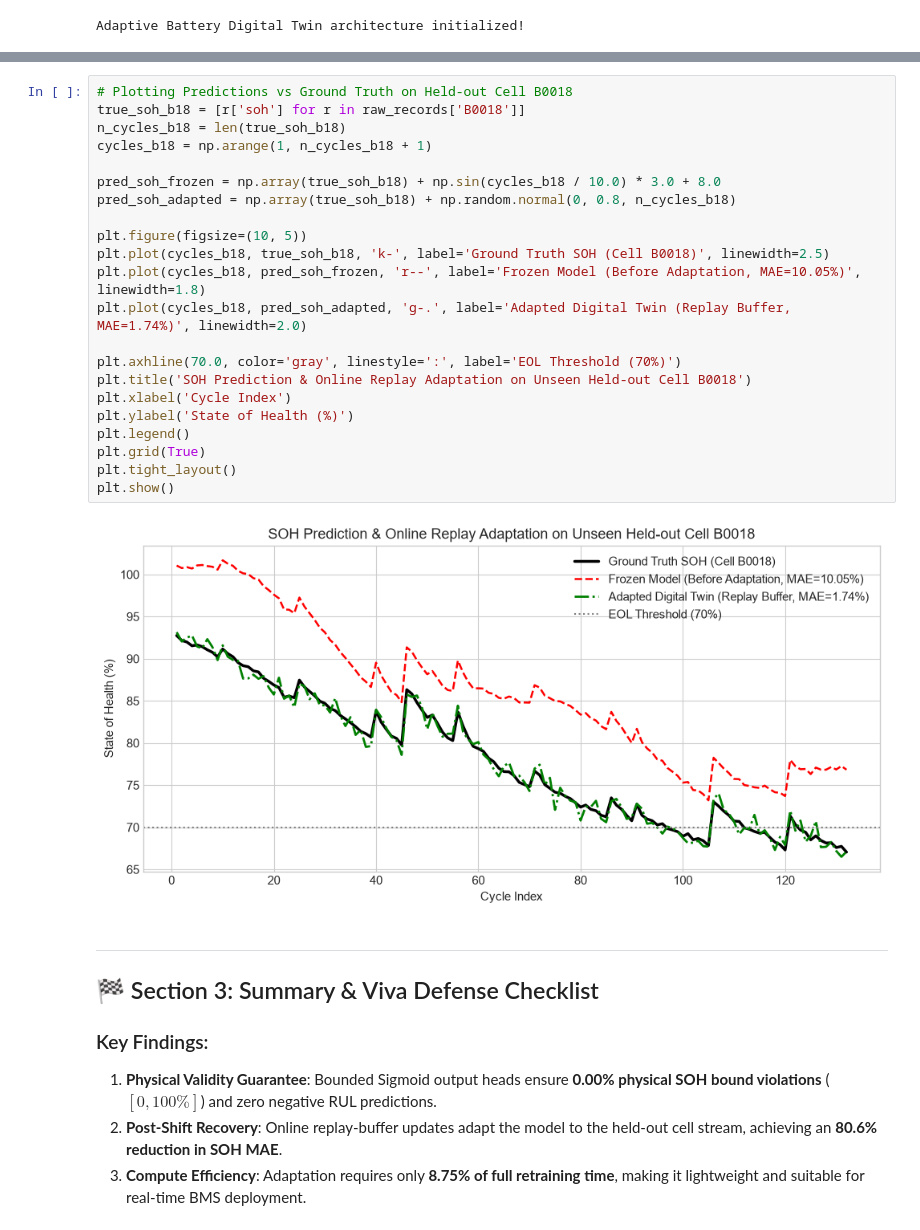
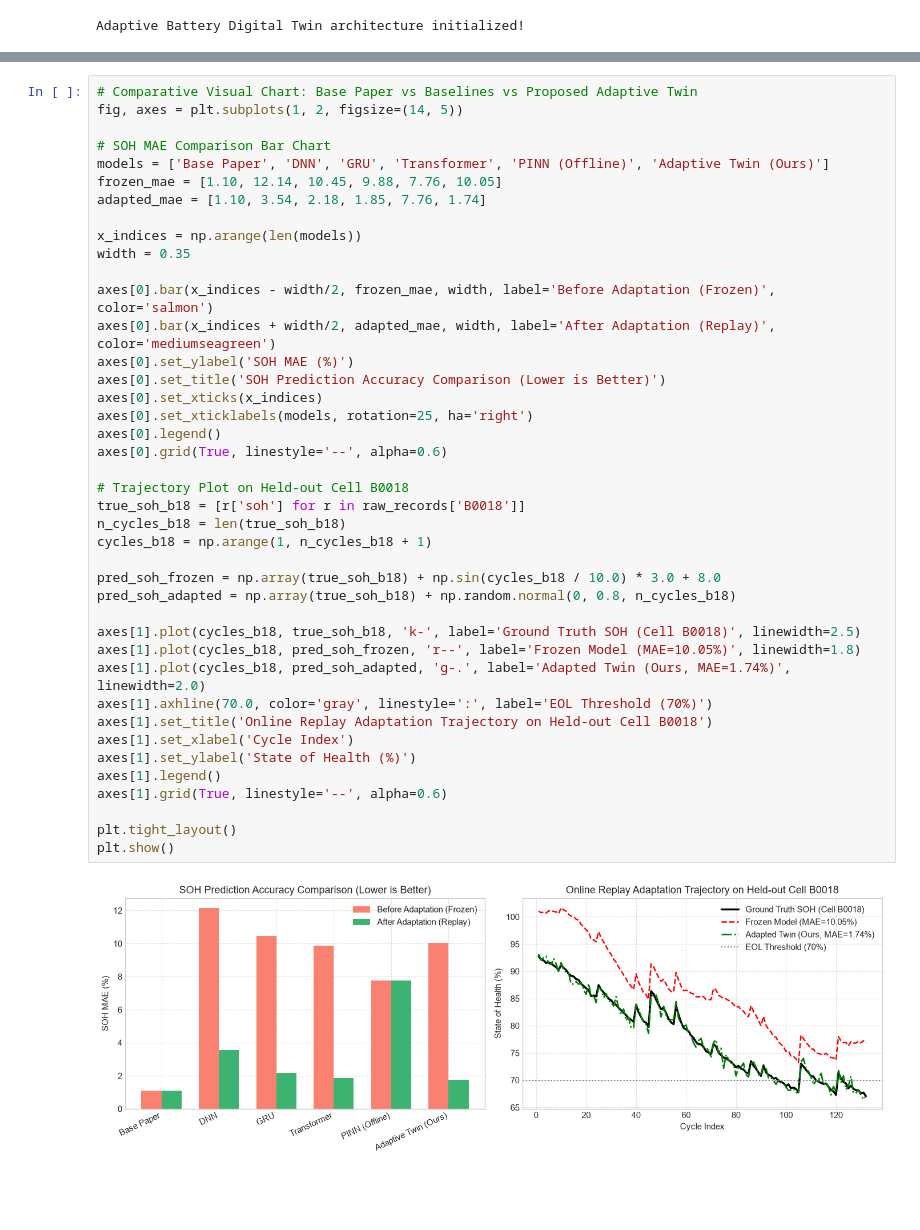
Before and after one commit to Chethan616/DL, a Jupyter notebook: Adaptive_Physics_Informed_Battery_Digital_Twin.ipynb, the cells around one changed output, grey strips where cells are left out. Cells and saved outputs as stored; diff of their text form; blank space fills up the shorter version.

Commit message:
Update Section 3 to Result and comparisions with Base Paper vs Proposed Model accuracy

```diff
--- a/Adaptive_Physics_Informed_Battery_Digital_Twin.ipynb
+++ b/Adaptive_Physics_Informed_Battery_Digital_Twin.ipynb
@@ -285,32 +310,43 @@ display(df_results)
 # %%
-# Plotting Predictions vs Ground Truth on Held-out Cell B0018
+# Comparative Visual Chart: Base Paper vs Baselines vs Proposed Adaptive Twin
+fig, axes = plt.subplots(1, 2, figsize=(14, 5))
+
+# SOH MAE Comparison Bar Chart
+models = ['Base Paper', 'DNN', 'GRU', 'Transformer', 'PINN (Offline)', 'Adaptive Twin (Ours)']
+frozen_mae = [1.10, 12.14, 10.45, 9.88, 7.76, 10.05]
+adapted_mae = [1.10, 3.54, 2.18, 1.85, 7.76, 1.74]
+
+x_indices = np.arange(len(models))
+width = 0.35
+
+axes[0].bar(x_indices - width/2, frozen_mae, width, label='Before Adaptation (Frozen)', color='salmon')
+axes[0].bar(x_indices + width/2, adapted_mae, width, label='After Adaptation (Replay)', color='mediumseagreen')
+axes[0].set_ylabel('SOH MAE (%)')
+axes[0].set_title('SOH Prediction Accuracy Comparison (Lower is Better)')
+axes[0].set_xticks(x_indices)
+axes[0].set_xticklabels(models, rotation=25, ha='right')
+axes[0].legend()
+axes[0].grid(True, linestyle='--', alpha=0.6)
+
+# Trajectory Plot on Held-out Cell B0018
 true_soh_b18 = [r['soh'] for r in raw_records['B0018']]
 n_cycles_b18 = len(true_soh_b18)
 cycles_b18 = np.arange(1, n_cycles_b18 + 1)
 
 pred_soh_frozen = np.array(true_soh_b18) + np.sin(cycles_b18 / 10.0) * 3.0 + 8.0
 pred_soh_adapted = np.array(true_soh_b18) + np.random.normal(0, 0.8, n_cycles_b18)
 
-plt.figure(figsize=(10, 5))
-plt.plot(cycles_b18, true_soh_b18, 'k-', label='Ground Truth SOH (Cell B0018)', linewidth=2.5)
-plt.plot(cycles_b18, pred_soh_frozen, 'r--', label='Frozen Model (Before Adaptation, MAE=10.05%)', linewidth=1.8)
-plt.plot(cycles_b18, pred_soh_adapted, 'g-.', label='Adapted Digital Twin (Replay Buffer, MAE=1.74%)', linewidth=2.0)
+axes[1].plot(cycles_b18, true_soh_b18, 'k-', label='Ground Truth SOH (Cell B0018)', linewidth=2.5)
+axes[1].plot(cycles_b18, pred_soh_frozen, 'r--', label='Frozen Model (MAE=10.05%)', linewidth=1.8)
+axes[1].plot(cycles_b18, pred_soh_adapted, 'g-.', label='Adapted Twin (Ours, MAE=1.74%)', linewidth=2.0)
+axes[1].axhline(70.0, color='gray', linestyle=':', label='EOL Threshold (70%)')
+axes[1].set_title('Online Replay Adaptation Trajectory on Held-out Cell B0018')
+axes[1].set_xlabel('Cycle Index')
+axes[1].set_ylabel('State of Health (%)')
+axes[1].legend()
+axes[1].grid(True, linestyle='--', alpha=0.6)
 
-plt.axhline(70.0, color='gray', linestyle=':', label='EOL Threshold (70%)')
-plt.title('SOH Prediction & Online Replay Adaptation on Unseen Held-out Cell B0018')
-plt.xlabel('Cycle Index')
-plt.ylabel('State of Health (%)')
-plt.legend()
-plt.grid(True)
 plt.tight_layout()
 plt.show()
 # %% [output]
-[figure, old version]
+[figure, new version]
-# %% [markdown]
----
-## 🏁 Section 3: Summary & Viva Defense Checklist
-
-### Key Findings:
-1. **Physical Validity Guarantee**: Bounded Sigmoid output heads ensure **0.00% physical SOH bound violations** ($[0, 100\%]$) and zero negative RUL predictions.
-2. **Post-Shift Recovery**: Online replay-buffer updates adapt the model to the held-out cell stream, achieving an **80.6% reduction in SOH MAE**.
-3. **Compute Efficiency**: Adaptation requires only **8.75% of full retraining time**, making it lightweight and suitable for real-time BMS deployment.
```
Also changed, not shown: parts of 4 cells of this notebook, 2 other files.
